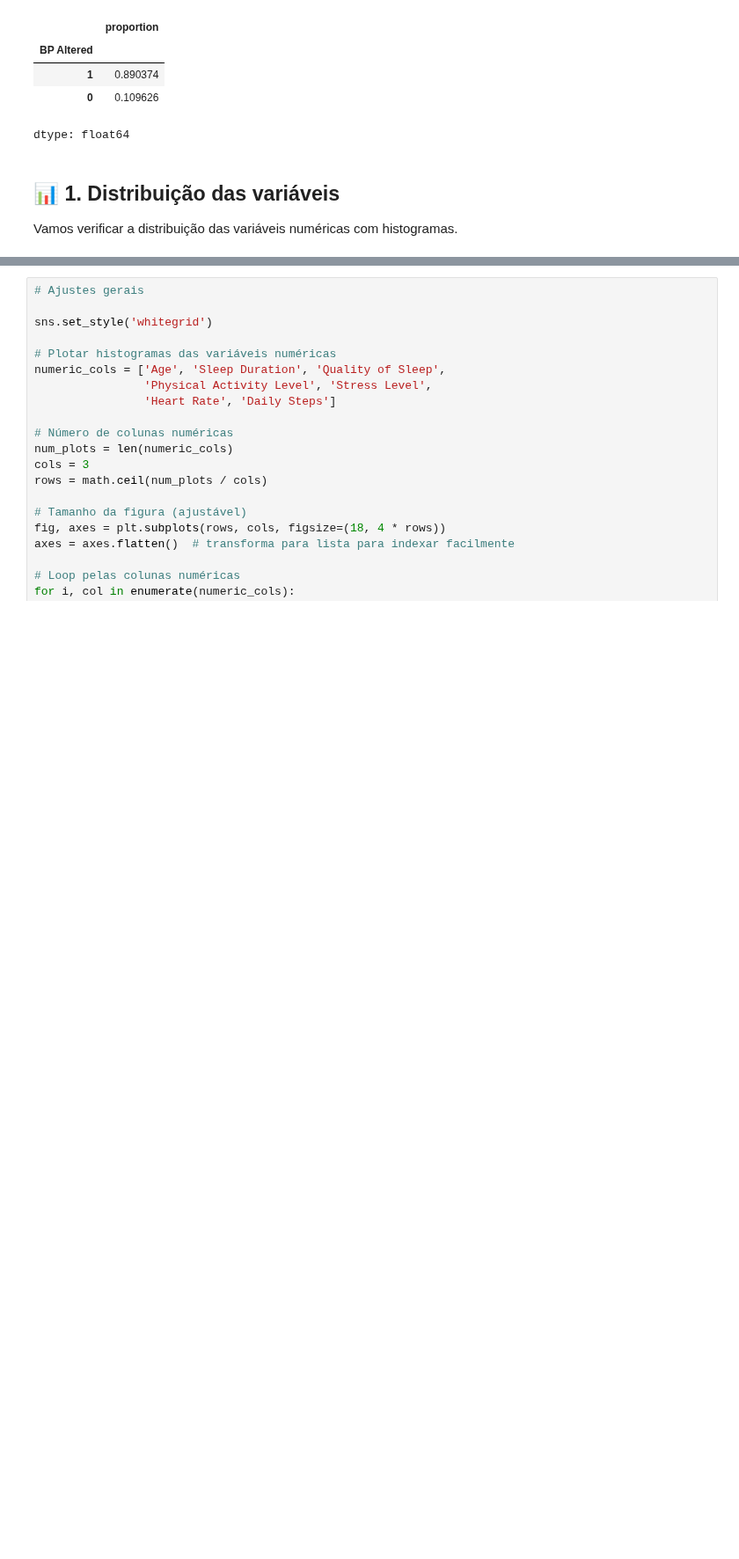
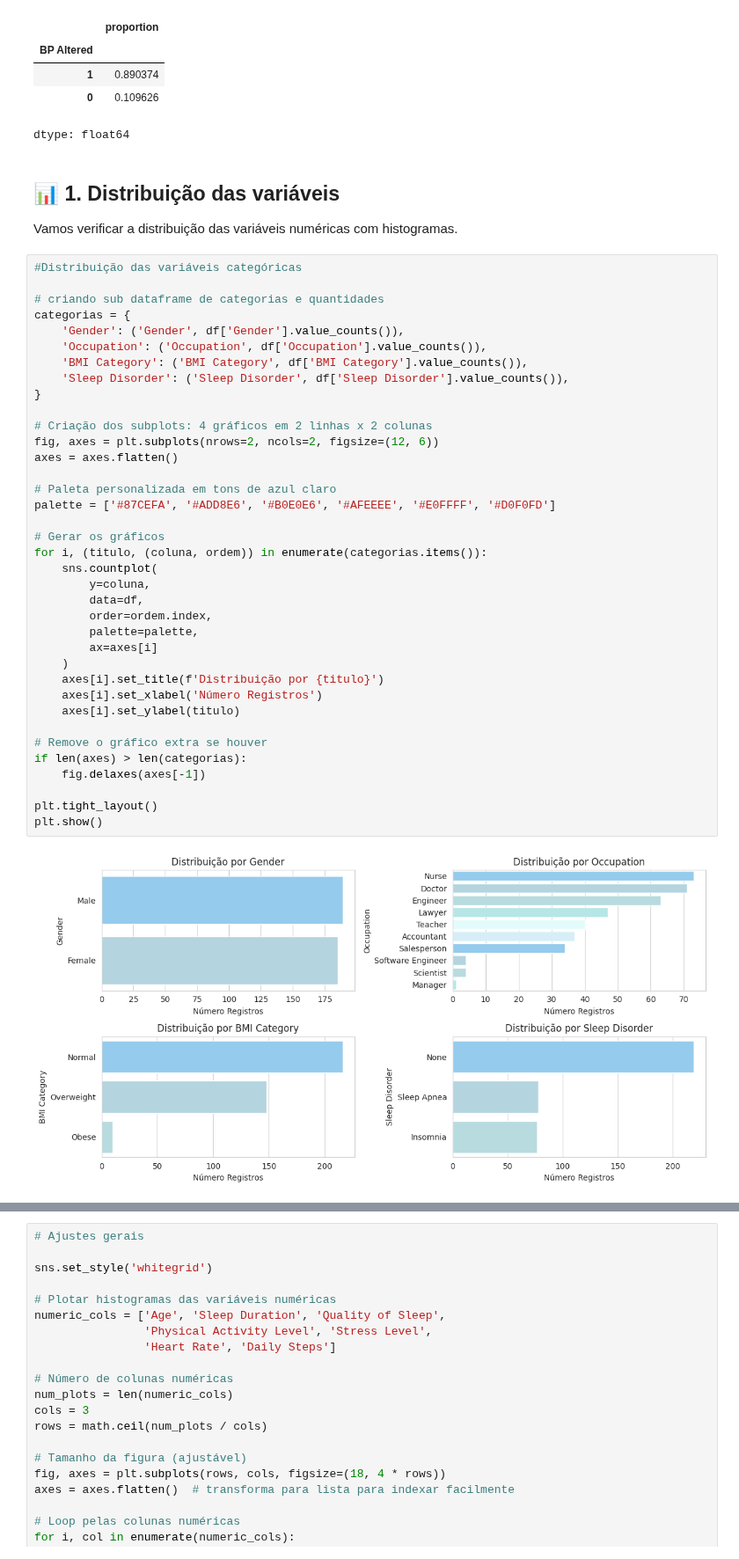
Before and after one commit to devLarissaRodrigues/WoMakersCode-DataAnalytics-DesafiosEmSquad, a Jupyter notebook: Bootcamp_Data_Analytics_2025_Desafio_Final_em_Squad.ipynb, the cells around one changed output, grey strips where cells are left out. Shown at 88% size. Saved outputs shown, nothing was run; the diff lists cells and outputs as text; blank space fills up the shorter version.

Commit message:
Inclusão de gráficos para visualização da distribuição de variáveis categóricas

```diff
--- a/Bootcamp_Data_Analytics_2025_Desafio_Final_em_Squad.ipynb
+++ b/Bootcamp_Data_Analytics_2025_Desafio_Final_em_Squad.ipynb
@@ -171,3 +178,42 @@ dtype: float64
 # %% [markdown]
 ## 📊 1. Distribuição das variáveis
 Vamos verificar a distribuição das variáveis numéricas com histogramas.
+# %%
+#Distribuição das variáveis categóricas
+
+# criando sub dataframe de categorias e quantidades
+categorias = {
+    'Gender': ('Gender', df['Gender'].value_counts()),
+    'Occupation': ('Occupation', df['Occupation'].value_counts()),
+    'BMI Category': ('BMI Category', df['BMI Category'].value_counts()),
+    'Sleep Disorder': ('Sleep Disorder', df['Sleep Disorder'].value_counts()),
+}
+
+# Criação dos subplots: 4 gráficos em 2 linhas x 2 colunas
+fig, axes = plt.subplots(nrows=2, ncols=2, figsize=(12, 6))
+axes = axes.flatten()
+
+# Paleta personalizada em tons de azul claro
+palette = ['#87CEFA', '#ADD8E6', '#B0E0E6', '#AFEEEE', '#E0FFFF', '#D0F0FD']
+
+# Gerar os gráficos
+for i, (titulo, (coluna, ordem)) in enumerate(categorias.items()):
+    sns.countplot(
+        y=coluna,
+        data=df,
+        order=ordem.index,
+        palette=palette,
+        ax=axes[i]
+    )
+    axes[i].set_title(f'Distribuição por {titulo}')
+    axes[i].set_xlabel('Número Registros')
+    axes[i].set_ylabel(titulo)
+
+# Remove o gráfico extra se houver
+if len(axes) > len(categorias):
+    fig.delaxes(axes[-1])
+
+plt.tight_layout()
+plt.show()
+# %% [output]
+[figure, added]
```
Also changed, not shown: parts of 8 cells of this notebook.
